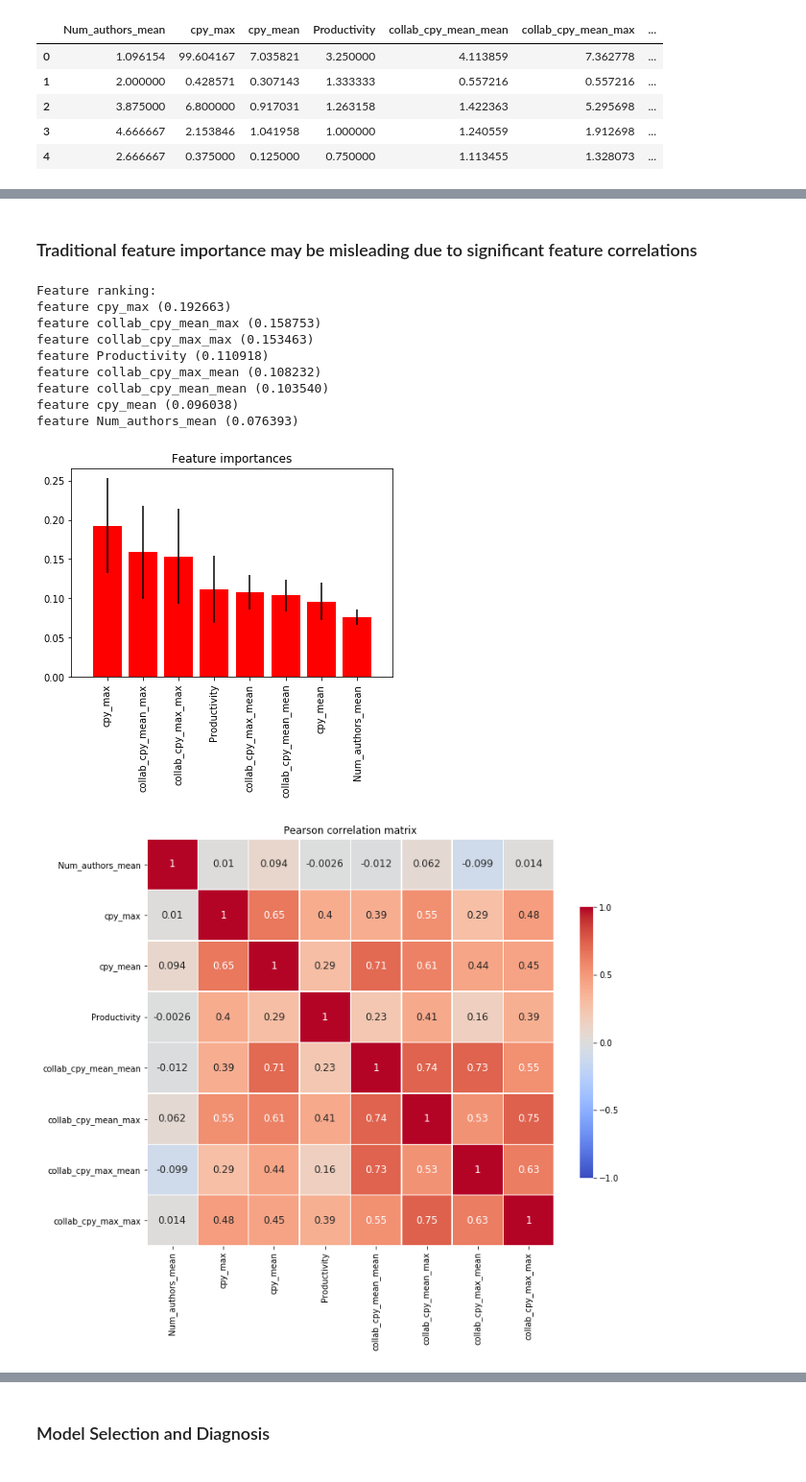
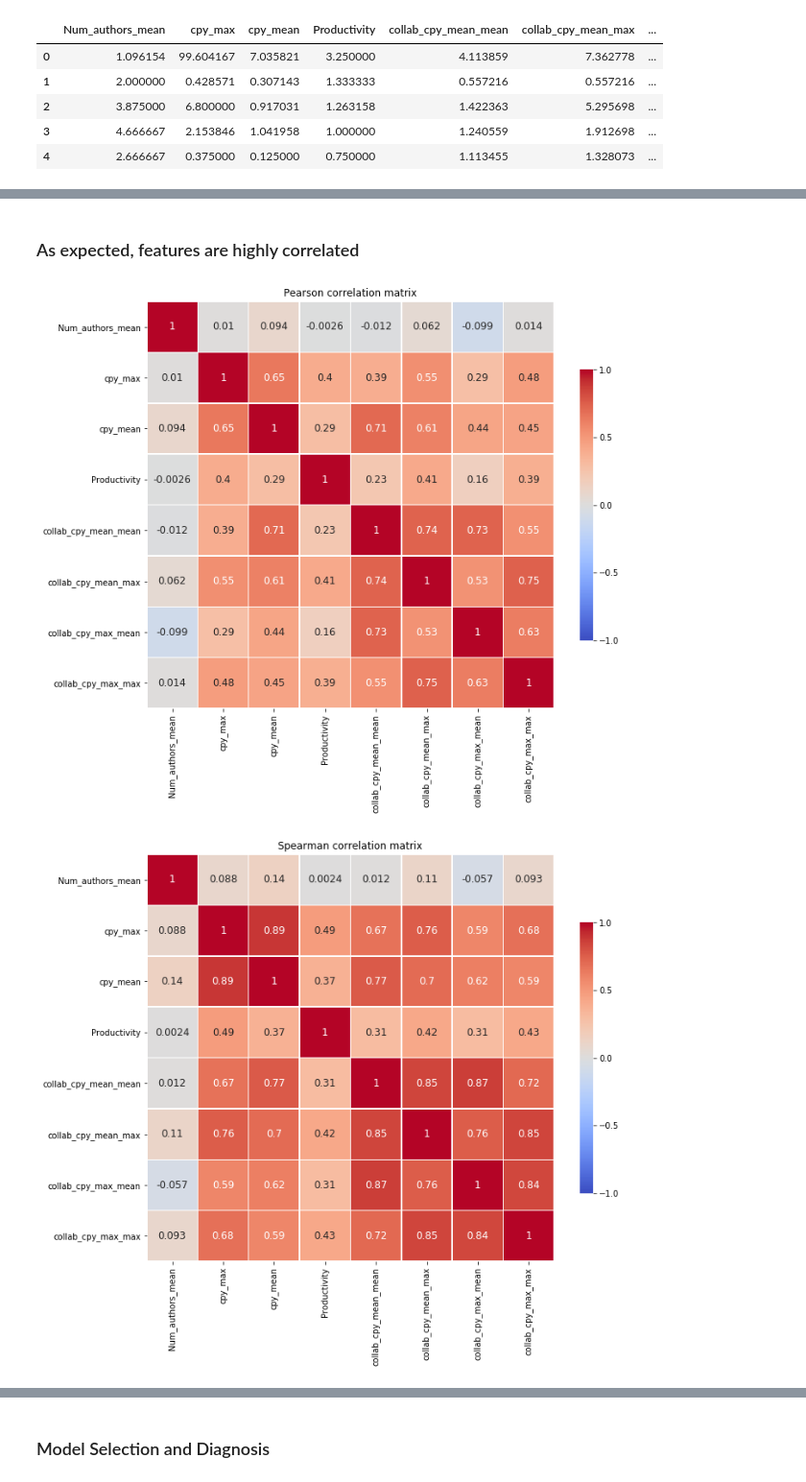
Before and after one commit to vijayoct27/physics-churn, a Jupyter notebook: inspire_model.ipynb, the cells around one changed output, grey strips where cells are left out. Shown at 96% size. Cells and saved outputs as stored; diff of their text form; code cells hidden in the pictures.

```diff
--- a/inspire_model.ipynb
+++ b/inspire_model.ipynb
@@ -57,84 +57,51 @@ features = ['Num_authors_mean',
 X = df[features]
 X_nolabel = df_nolabel[features]
 y = np.where(df.Label == 'Active', 1, 0)
-# %% [markdown]
-### Traditional feature importance may be misleading due to significant feature correlations
-# %%
-forest = ExtraTreesClassifier(n_estimators=250,
-                              random_state=0)
-forest.fit(X, y)
-importances = forest.feature_importances_
-std = np.std([tree.feature_importances_ for tree in forest.estimators_],
-             axis=0)
-indices = np.argsort(importances)[::-1]
-
-# Print the feature ranking
-print("Feature ranking:")
-test = [features[f] for f in indices]
-for f in range(X.shape[1]):
-    print("feature %s (%f)" % (test[f], importances[indices[f]]))
-
-# Plot the feature importances of the forest
-plt.figure()
-plt.title("Feature importances")
-plt.bar(range(X.shape[1]), importances[indices],
-       color="r", yerr=std[indices], align="center")
-plt.xticks(range(X.shape[1]), test, rotation='vertical')
-plt.xlim([-1, X.shape[1]])
-plt.show()
-# %% [output]
-Feature ranking:
-feature cpy_max (0.192663)
-feature collab_cpy_mean_max (0.158753)
-feature collab_cpy_max_max (0.153463)
-feature Productivity (0.110918)
-feature collab_cpy_max_mean (0.108232)
-feature collab_cpy_mean_mean (0.103540)
-feature cpy_mean (0.096038)
-feature Num_authors_mean (0.076393)
-[figure, removed]
+# %% [markdown]
+### As expected, features are highly correlated
 # %%
 # Plot Pearson Correlation matrix
 
 fig, ax1 = plt.subplots(figsize=(11, 15))
 
 pearson_corr = X.corr()
 spearman_corr = pd.DataFrame(spearmanr(X).correlation, index=features, columns=features)
 
 # Create heatmaps
 pearson_heatmap = sns.heatmap(pearson_corr,
                      square = True,
                       linewidths = .5,
                       cmap = 'coolwarm',
                       cbar_kws = {'shrink': .4,
                                 'ticks' : [-1, -.5, 0, 0.5, 1]},
                       vmin = -1,
                       vmax = 1,
                       annot = True,
                       annot_kws = {'size': 12})
 ax1.set_yticklabels(pearson_corr.columns, rotation = 0)
 ax1.set_xticklabels(pearson_corr.columns)
 ax1.set_title('Pearson correlation matrix')
 sns.set_style({'xtick.bottom': True}, {'ytick.left': True})
 
 # Plot Spearman Correlation matrix
 
-#fig, ax2 = plt.subplots(figsize=(11, 15))
+fig, ax2 = plt.subplots(figsize=(11, 15))
 
-#spearman_heatmap = sns.heatmap(spearman_corr,
-#                     square = True,
-#                      linewidths = .5,
-#                      cmap = 'coolwarm',
-#                      cbar_kws = {'shrink': .4,
-#                                'ticks' : [-1, -.5, 0, 0.5, 1]},
-#                      vmin = -1,
-#                      vmax = 1,
-#                      annot = True,
-#                      annot_kws = {'size': 12})
-#ax2.set_yticklabels(spearman_corr.columns, rotation = 0)
-#ax2.set_xticklabels(spearman_corr.columns)
-#ax2.set_title('Spearman correlation matrix')
-#sns.set_style({'xtick.bottom': True}, {'ytick.left': True})
+spearman_heatmap = sns.heatmap(spearman_corr,
+                     square = True,
+                      linewidths = .5,
+                      cmap = 'coolwarm',
+                      cbar_kws = {'shrink': .4,
+                                'ticks' : [-1, -.5, 0, 0.5, 1]},
+                      vmin = -1,
+                      vmax = 1,
+                      annot = True,
+                      annot_kws = {'size': 12})
+ax2.set_yticklabels(spearman_corr.columns, rotation = 0)
+ax2.set_xticklabels(spearman_corr.columns)
+ax2.set_title('Spearman correlation matrix')
+sns.set_style({'xtick.bottom': True}, {'ytick.left': True})
 # %% [output]
 [figure]
+[figure, added]
 # %% [markdown]
```
Also changed, not shown: parts of 33 cells of this notebook.
